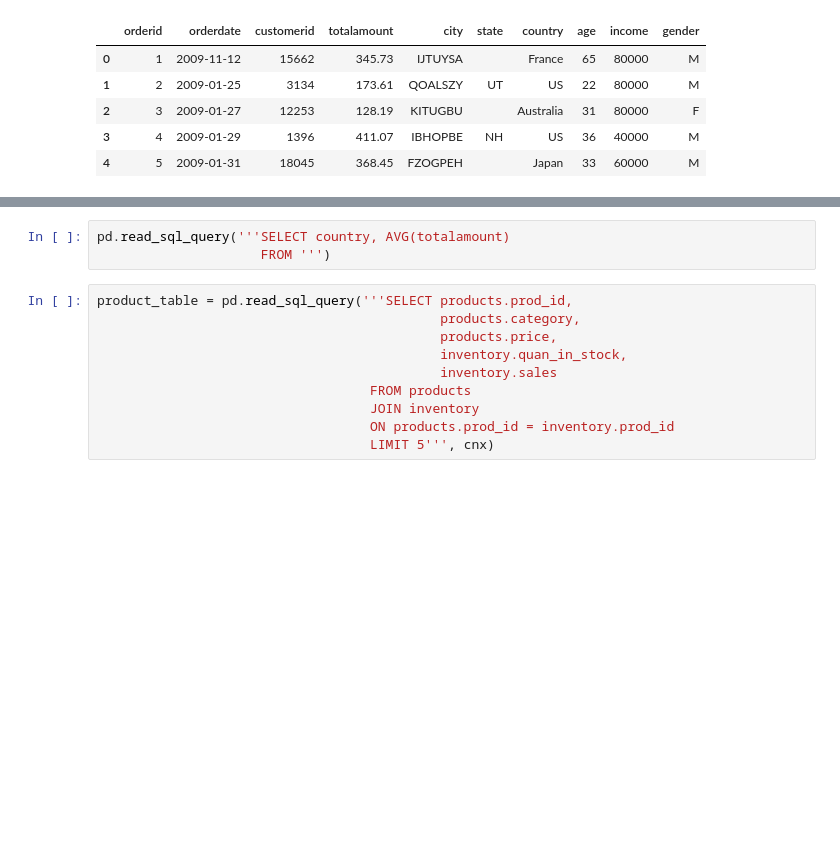
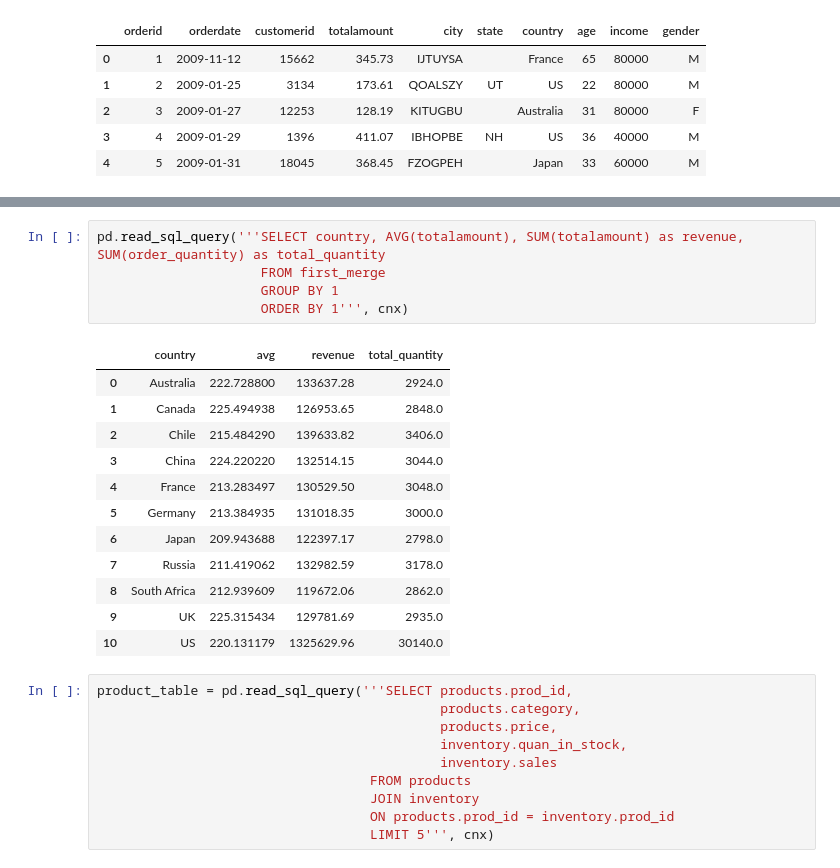
Before and after one commit to swv293/Dell_DVDStore_SQL, a Jupyter notebook: SQL_code.ipynb, the cells around one changed output, grey strips where cells are left out. Cells and saved outputs as stored; diff of their text form; blank space fills up the shorter version.

```diff
--- a/SQL_code.ipynb
+++ b/SQL_code.ipynb
@@ -484,6 +507,21 @@ Name: totalamount, dtype: float64
 # %%
-pd.read_sql_query('''SELECT country, AVG(totalamount)
-                     FROM ''')
+pd.read_sql_query('''SELECT country, AVG(totalamount), SUM(totalamount) as revenue, SUM(order_quantity) as total_quantity
+                     FROM first_merge
+                     GROUP BY 1
+                     ORDER BY 1''', cnx)
+# %% [output]
+|  | country | avg | revenue | total_quantity |
+| 0 | Australia | 222.728800 | 133637.28 | 2924.0 |
+| 1 | Canada | 225.494938 | 126953.65 | 2848.0 |
+| 2 | Chile | 215.484290 | 139633.82 | 3406.0 |
+| 3 | China | 224.220220 | 132514.15 | 3044.0 |
+| 4 | France | 213.283497 | 130529.50 | 3048.0 |
+| 5 | Germany | 213.384935 | 131018.35 | 3000.0 |
+| 6 | Japan | 209.943688 | 122397.17 | 2798.0 |
+| 7 | Russia | 211.419062 | 132982.59 | 3178.0 |
+| 8 | South Africa | 212.939609 | 119672.06 | 2862.0 |
+| 9 | UK | 225.315434 | 129781.69 | 2935.0 |
+| 10 | US | 220.131179 | 1325629.96 | 30140.0 |
 # %%
 product_table = pd.read_sql_query('''SELECT products.prod_id,
                                             products.category,
```
Also changed, not shown: parts of 46 cells of this notebook, 2 other files.
